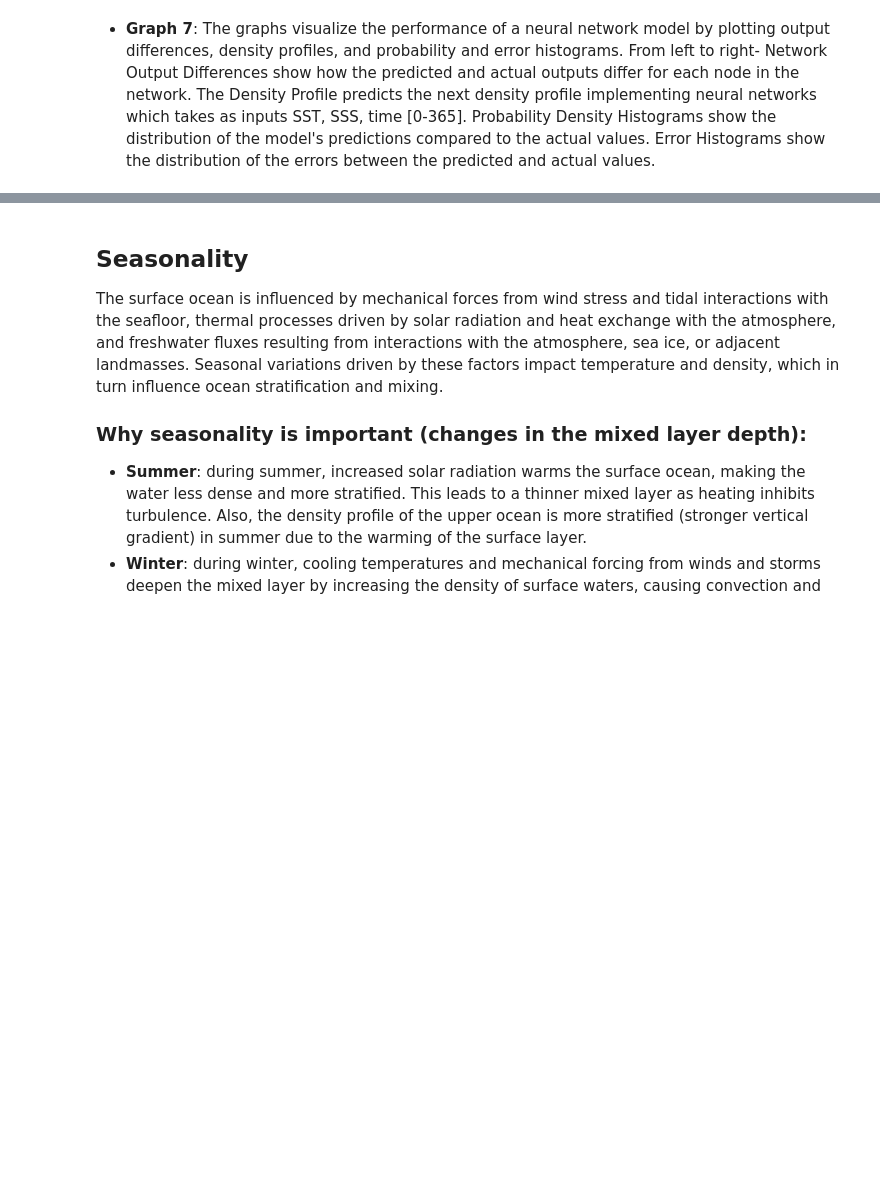
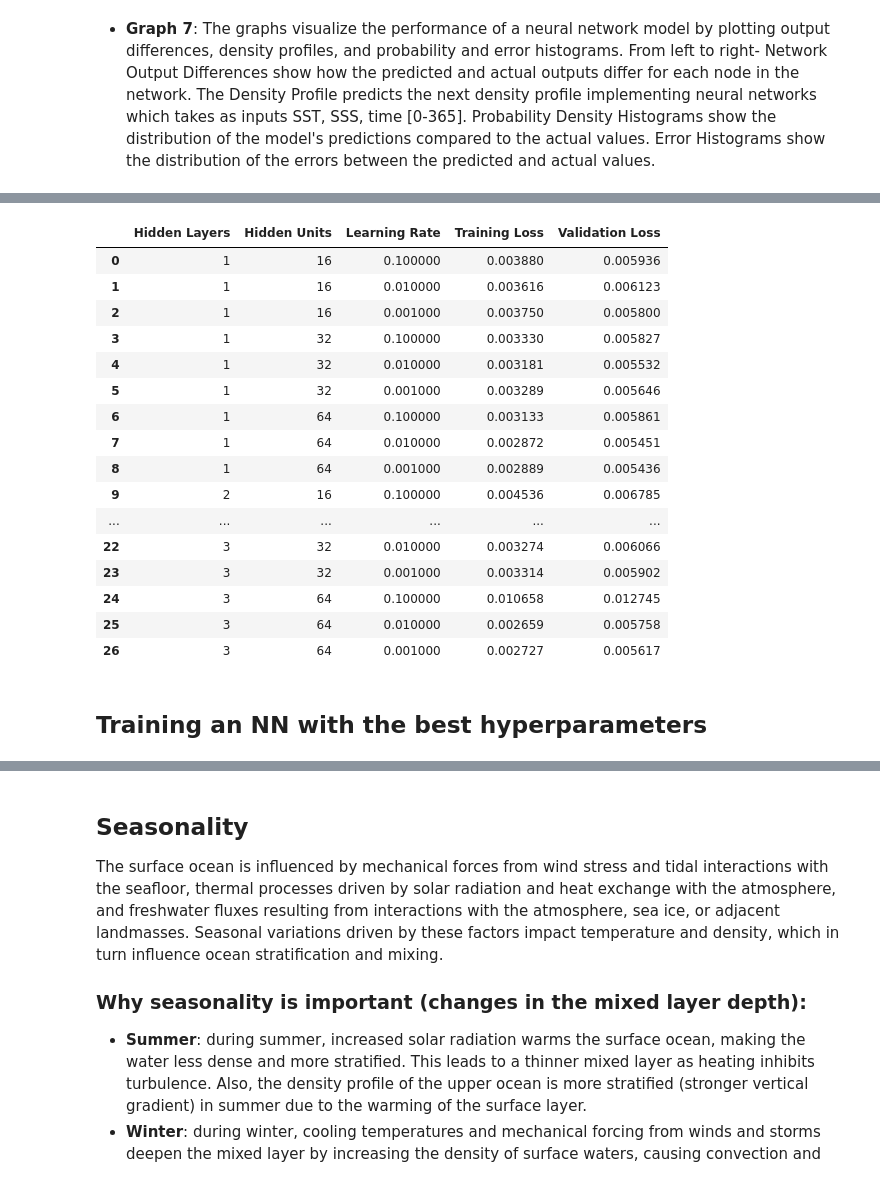
Before and after one commit to skortchmark9/Climate_ML, a Jupyter notebook: Project_2/main.ipynb, the cells around one changed output, grey strips where cells are left out. Cells and saved outputs as stored; diff of their text form; code cells hidden in the pictures; blank space fills up the shorter version.

Commit message:
added hp sweep to main notebook

```diff
--- a/Project_2/main.ipynb
+++ b/Project_2/main.ipynb
@@ -262,2 +264,5 @@ performance_sigma_point(
 # %%
 # code
+hyperparameters_table = run_hyperparameter_sweep(
+    k_mean, k_std, x, y, valid_x, valid_y, device
+)
@@ -265,0 +294,23 @@ performance_sigma_point(
+# %%
+# Table of results for hyperparameter sweep
+create_highlighted_df(hyperparameters_table)
+# %% [output]
+|  | Hidden Layers | Hidden Units | Learning Rate | Training Loss | Validation Loss |
+| 0 | 1 | 16 | 0.100000 | 0.003880 | 0.005936 |
+| 1 | 1 | 16 | 0.010000 | 0.003616 | 0.006123 |
+| 2 | 1 | 16 | 0.001000 | 0.003750 | 0.005800 |
+| 3 | 1 | 32 | 0.100000 | 0.003330 | 0.005827 |
+| 4 | 1 | 32 | 0.010000 | 0.003181 | 0.005532 |
+| 5 | 1 | 32 | 0.001000 | 0.003289 | 0.005646 |
+| 6 | 1 | 64 | 0.100000 | 0.003133 | 0.005861 |
+| 7 | 1 | 64 | 0.010000 | 0.002872 | 0.005451 |
+| 8 | 1 | 64 | 0.001000 | 0.002889 | 0.005436 |
+| 9 | 2 | 16 | 0.100000 | 0.004536 | 0.006785 |
+| ... | ... | ... | ... | ... | ... |
+| 22 | 3 | 32 | 0.010000 | 0.003274 | 0.006066 |
+| 23 | 3 | 32 | 0.001000 | 0.003314 | 0.005902 |
+| 24 | 3 | 64 | 0.100000 | 0.010658 | 0.012745 |
+| 25 | 3 | 64 | 0.010000 | 0.002659 | 0.005758 |
+| 26 | 3 | 64 | 0.001000 | 0.002727 | 0.005617 |
+# %% [markdown]
+## Training an NN with the best hyperparameters
```
Also changed, not shown: parts of 25 cells of this notebook, 1 other file.
